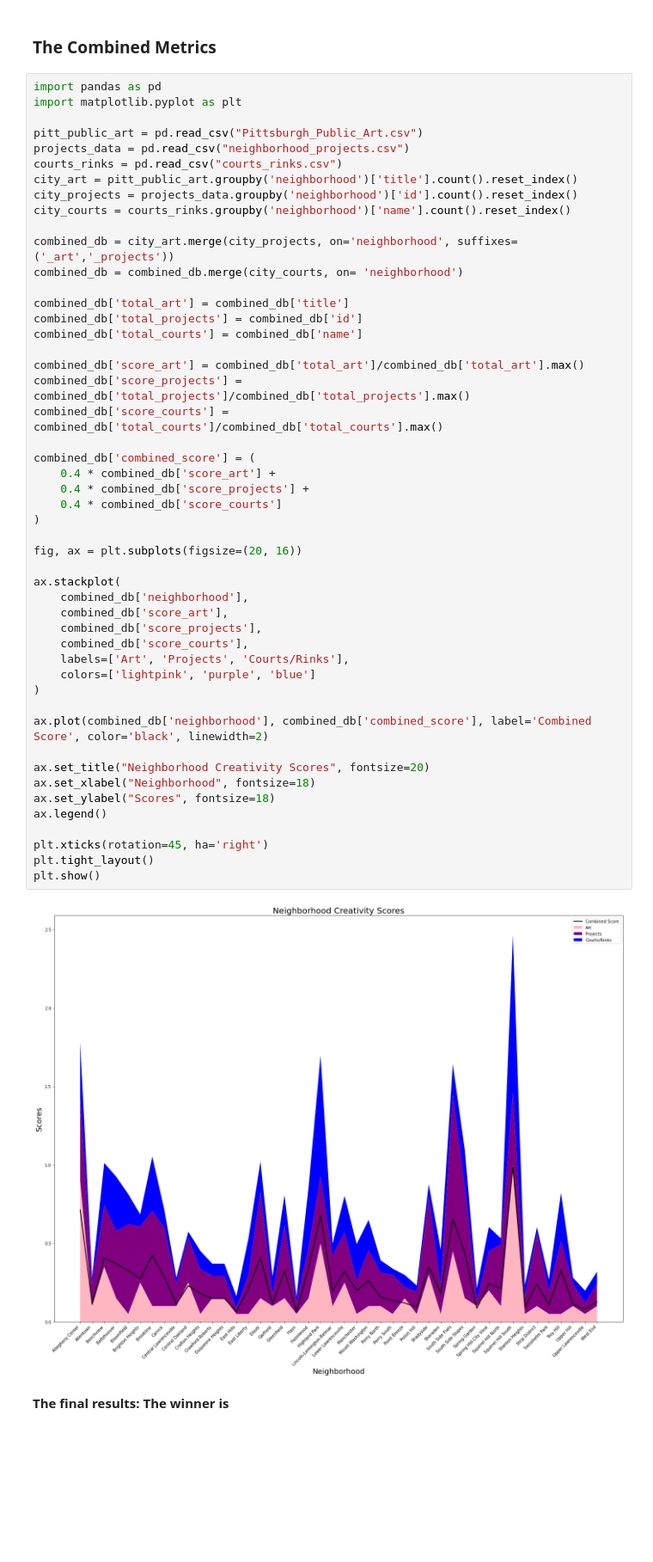
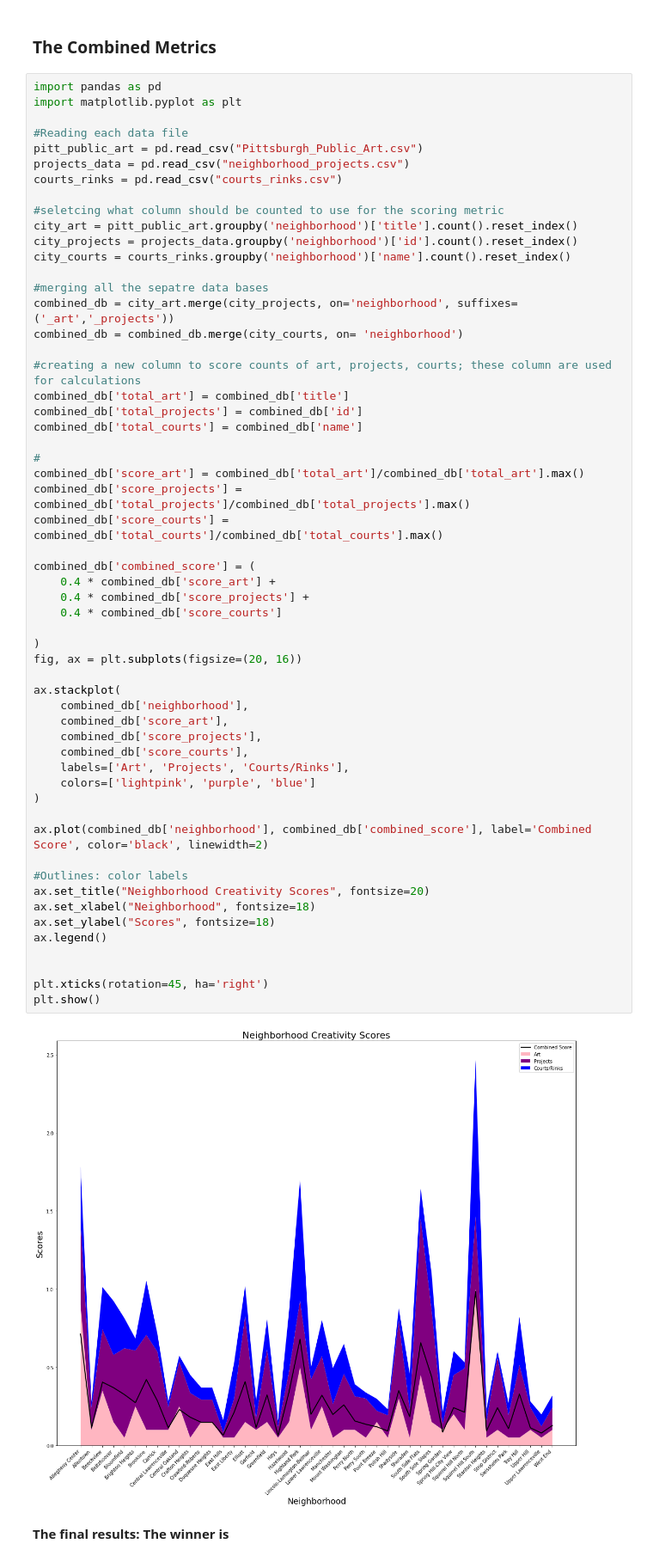
Before and after one commit to Jeanan3/CS-Final-Project, a Jupyter notebook: Project_Final_Notebook.ipynb, the cells around one changed output. Shown: that part at 86% size. Cells and saved outputs as stored; diff of their text form; blank space fills up the shorter version.

```diff
--- a/Project_Final_Notebook.ipynb
+++ b/Project_Final_Notebook.ipynb
@@ -109,53 +111,60 @@ For this code I began by importing the necessary libraries: pandas, geopandas, a
 import pandas as pd
 import matplotlib.pyplot as plt
 
+#Reading each data file
 pitt_public_art = pd.read_csv("Pittsburgh_Public_Art.csv")
 projects_data = pd.read_csv("neighborhood_projects.csv")
 courts_rinks = pd.read_csv("courts_rinks.csv")
+
+#seletcing what column should be counted to use for the scoring metric
 city_art = pitt_public_art.groupby('neighborhood')['title'].count().reset_index()
 city_projects = projects_data.groupby('neighborhood')['id'].count().reset_index()
 city_courts = courts_rinks.groupby('neighborhood')['name'].count().reset_index()
 
+#merging all the sepatre data bases
 combined_db = city_art.merge(city_projects, on='neighborhood', suffixes=('_art','_projects'))
 combined_db = combined_db.merge(city_courts, on= 'neighborhood')
 
+#creating a new column to score counts of art, projects, courts; these column are used for calculations
 combined_db['total_art'] = combined_db['title']
 combined_db['total_projects'] = combined_db['id']
 combined_db['total_courts'] = combined_db['name']
 
+#
 combined_db['score_art'] = combined_db['total_art']/combined_db['total_art'].max()
 combined_db['score_projects'] = combined_db['total_projects']/combined_db['total_projects'].max()
 combined_db['score_courts'] = combined_db['total_courts']/combined_db['total_courts'].max()
 
 combined_db['combined_score'] = (
     0.4 * combined_db['score_art'] +
     0.4 * combined_db['score_projects'] +
     0.4 * combined_db['score_courts']
+
 )
-
 fig, ax = plt.subplots(figsize=(20, 16))
 
 ax.stackplot(
     combined_db['neighborhood'],
     combined_db['score_art'],
     combined_db['score_projects'],
     combined_db['score_courts'],
     labels=['Art', 'Projects', 'Courts/Rinks'],
     colors=['lightpink', 'purple', 'blue']
 )
 
 ax.plot(combined_db['neighborhood'], combined_db['combined_score'], label='Combined Score', color='black', linewidth=2)
 
+#Outlines: color labels
 ax.set_title("Neighborhood Creativity Scores", fontsize=20)
 ax.set_xlabel("Neighborhood", fontsize=18)
 ax.set_ylabel("Scores", fontsize=18)
 ax.legend()
 
+
 plt.xticks(rotation=45, ha='right')
-plt.tight_layout()
 plt.show()
 # %% [output]
-[figure, old version]
+[figure, new version]
 # %% [markdown]
 **The final results: The winner is**
 # %% [markdown]
```
Also changed, not shown: parts of 5 cells of this notebook.
